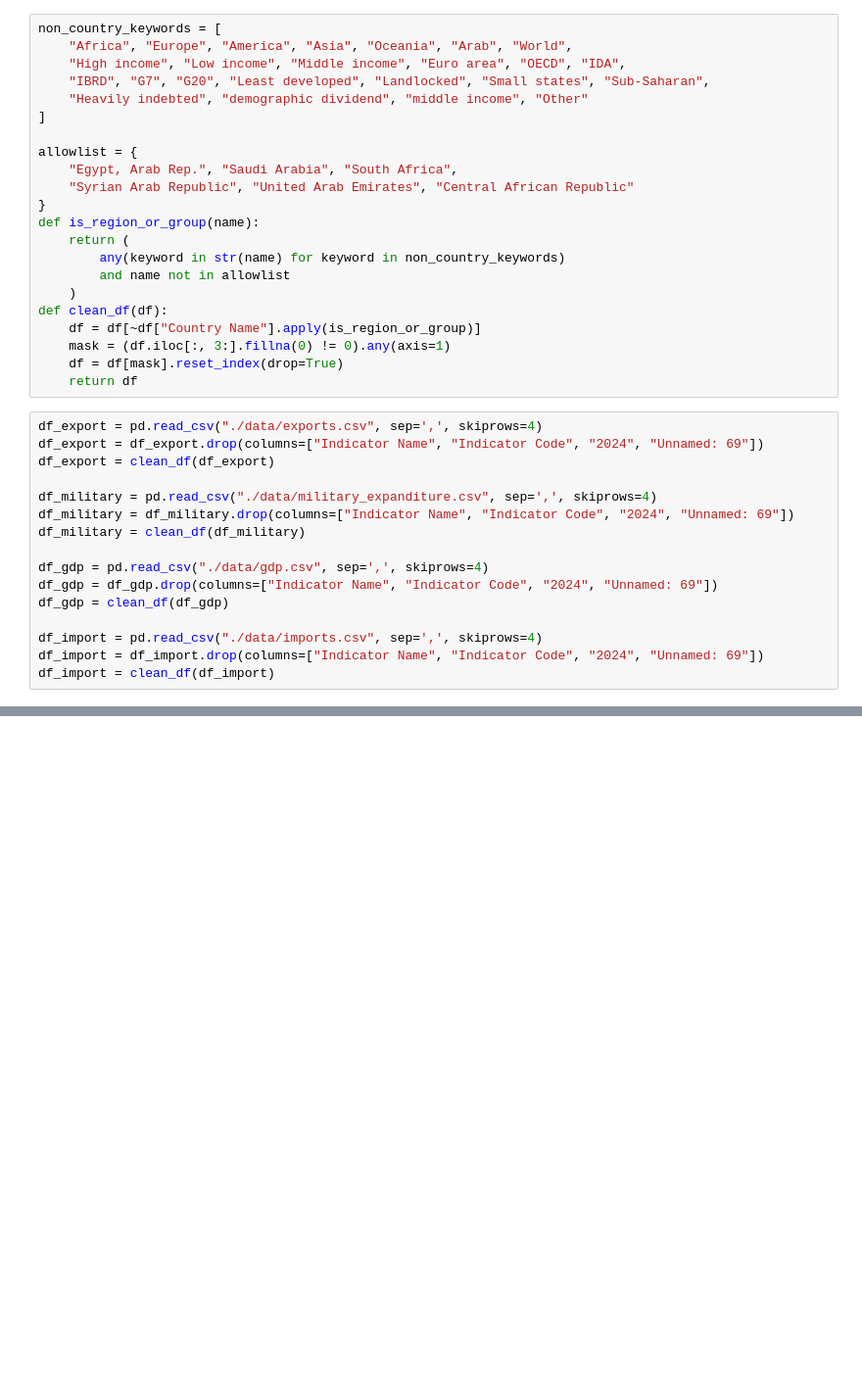
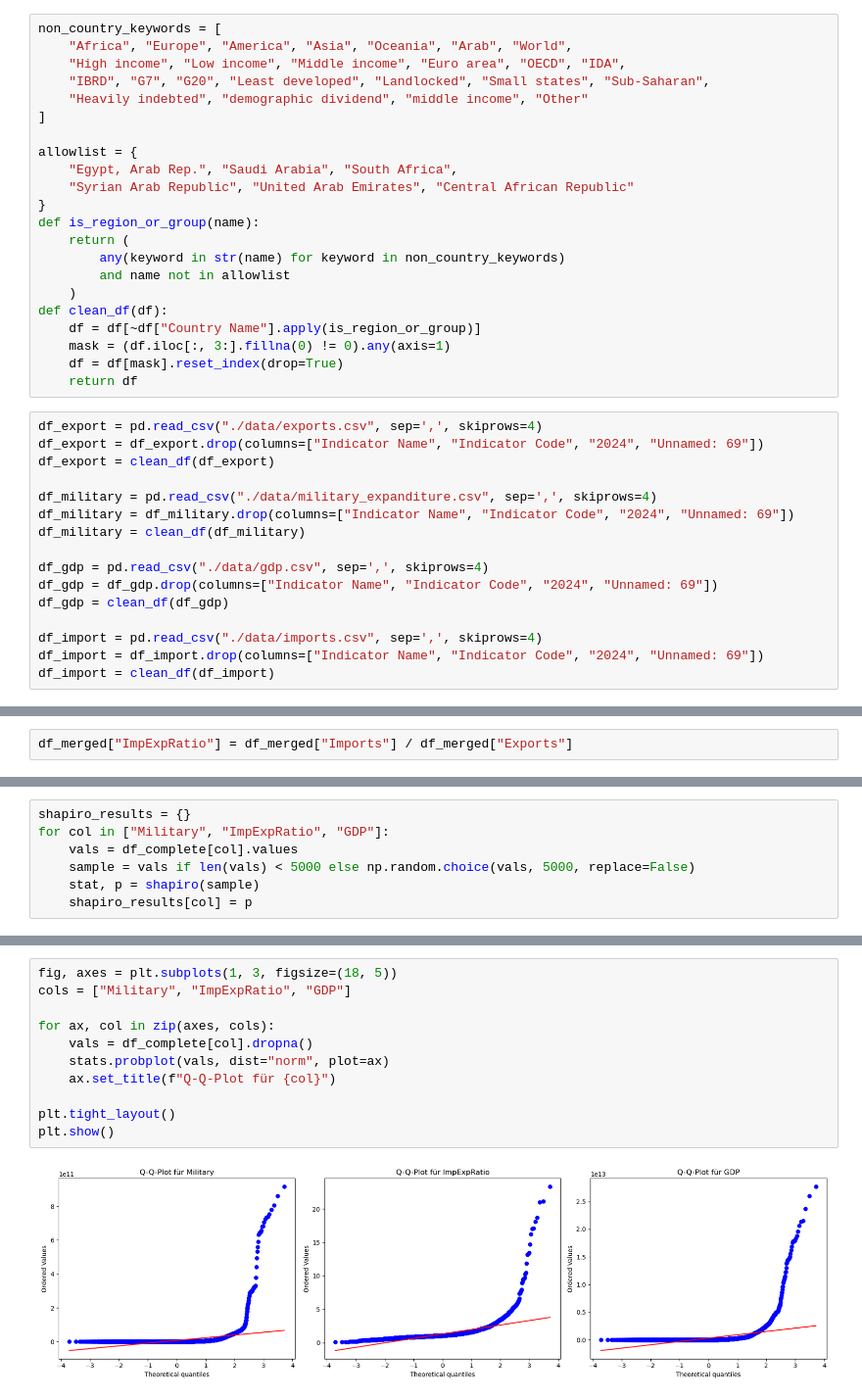
Before and after one commit to lorbke/BDA, a Jupyter notebook: preprocessing.ipynb, the cells around one changed output, grey strips where cells are left out. Shown at 98% size. Saved outputs shown, nothing was run; the diff lists cells and outputs as text; blank space fills up the shorter version.

```diff
--- a/preprocessing.ipynb
+++ b/preprocessing.ipynb
@@ -127,0 +90,2 @@ outliers_military_z = find_outliers_z(df_military)
+# %%
+df_merged["ImpExpRatio"] = df_merged["Imports"] / df_merged["Exports"]
@@ -127,0 +98,7 @@ outliers_military_z = find_outliers_z(df_military)
+# %%
+shapiro_results = {}
+for col in ["Military", "ImpExpRatio", "GDP"]:
+	vals = df_complete[col].values
+	sample = vals if len(vals) < 5000 else np.random.choice(vals, 5000, replace=False)
+	stat, p = shapiro(sample)
+	shapiro_results[col] = p
@@ -127,0 +130,13 @@ outliers_military_z = find_outliers_z(df_military)
+# %%
+fig, axes = plt.subplots(1, 3, figsize=(18, 5))
+cols = ["Military", "ImpExpRatio", "GDP"]
+
+for ax, col in zip(axes, cols):
+	vals = df_complete[col].dropna()
+	stats.probplot(vals, dist="norm", plot=ax)
+	ax.set_title(f"Q-Q-Plot für {col}")
+
+plt.tight_layout()
+plt.show()
+# %% [output]
+[figure, added]
```
Also changed, not shown: parts of 23 cells of this notebook.
